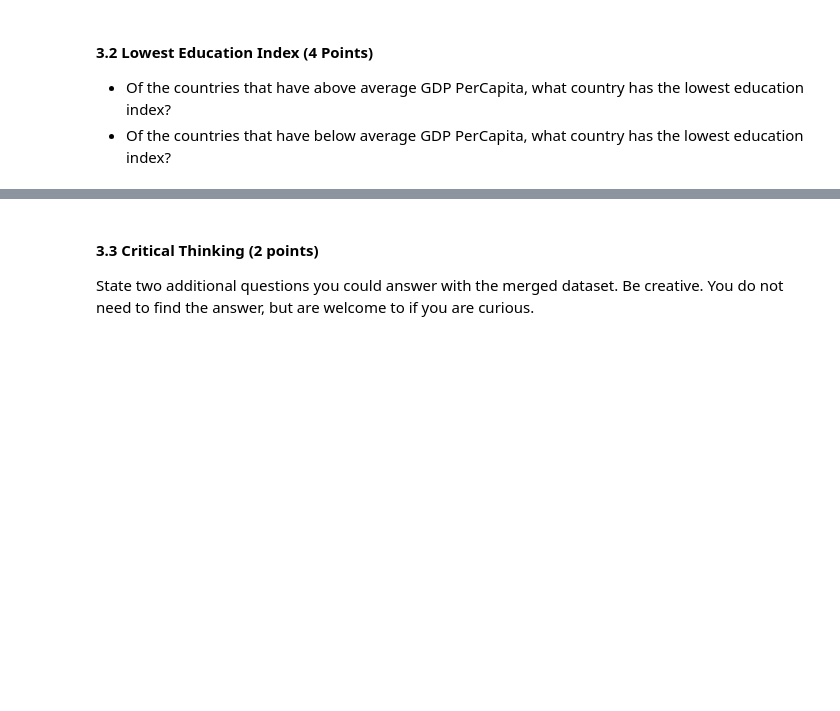
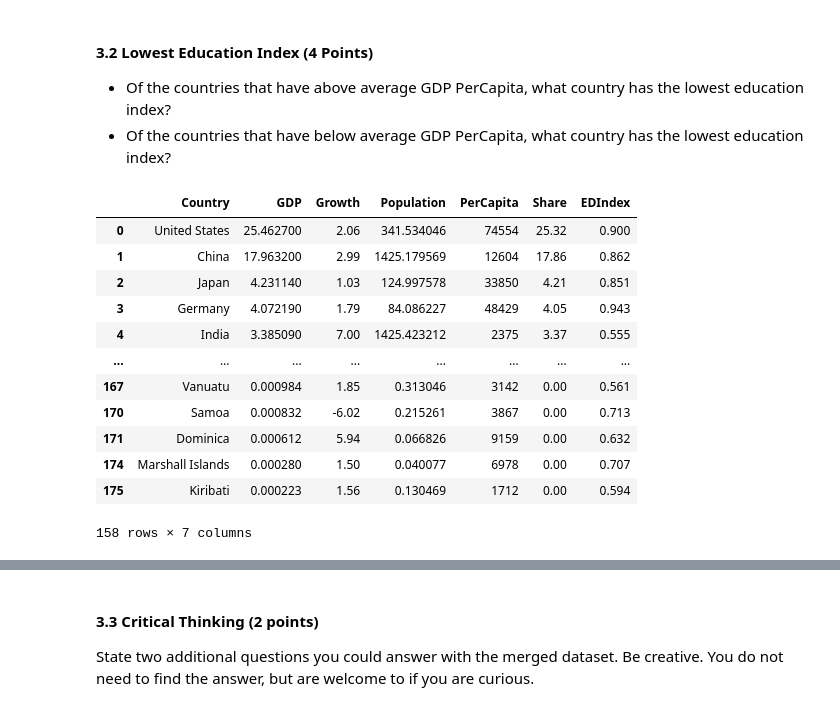
Before and after one commit to ivynangalia/320, a Jupyter notebook: labs/Lab6.ipynb, the cells around one changed output, grey strips where cells are left out. Drawn from its saved outputs; the diff is of its cells as text; code cells hidden in the pictures; blank space fills up the shorter version.

```diff
--- a/labs/Lab6.ipynb
+++ b/labs/Lab6.ipynb
@@ -296,5 +326,21 @@ Answer:
 
 *   Of the countries that have above average GDP PerCapita, what country has the lowest education index?
 *   Of the countries that have below average GDP PerCapita, what country has the lowest education index?
+# %%
+GDP_EDU
+# %% [output]
+|  | Country | GDP | Growth | Population | PerCapita | Share | EDIndex |
+| 0 | United States | 25.462700 | 2.06 | 341.534046 | 74554 | 25.32 | 0.900 |
+| 1 | China | 17.963200 | 2.99 | 1425.179569 | 12604 | 17.86 | 0.862 |
+| 2 | Japan | 4.231140 | 1.03 | 124.997578 | 33850 | 4.21 | 0.851 |
+| 3 | Germany | 4.072190 | 1.79 | 84.086227 | 48429 | 4.05 | 0.943 |
+| 4 | India | 3.385090 | 7.00 | 1425.423212 | 2375 | 3.37 | 0.555 |
+| ... | ... | ... | ... | ... | ... | ... | ... |
+| 167 | Vanuatu | 0.000984 | 1.85 | 0.313046 | 3142 | 0.00 | 0.561 |
+| 170 | Samoa | 0.000832 | -6.02 | 0.215261 | 3867 | 0.00 | 0.713 |
+| 171 | Dominica | 0.000612 | 5.94 | 0.066826 | 9159 | 0.00 | 0.632 |
+| 174 | Marshall Islands | 0.000280 | 1.50 | 0.040077 | 6978 | 0.00 | 0.707 |
+| 175 | Kiribati | 0.000223 | 1.56 | 0.130469 | 1712 | 0.00 | 0.594 |
+158 rows × 7 columns
 # %%
 # Code Solution Here
```
Also changed, not shown: parts of 14 cells of this notebook, 14 other files.
